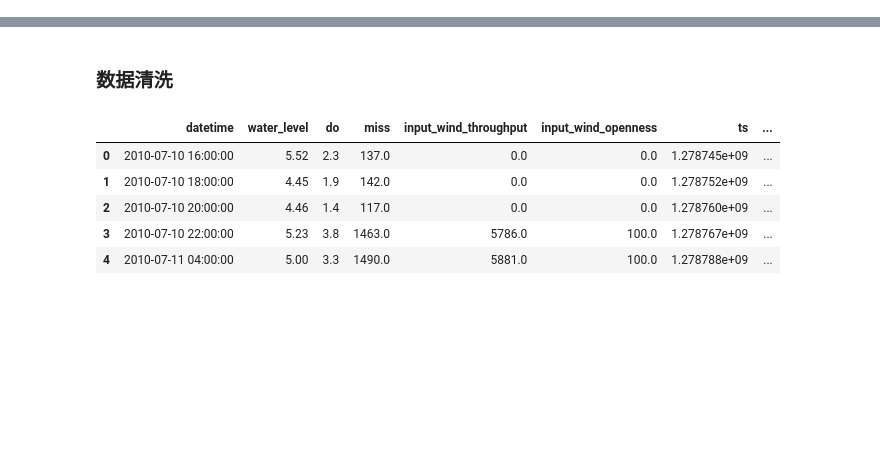
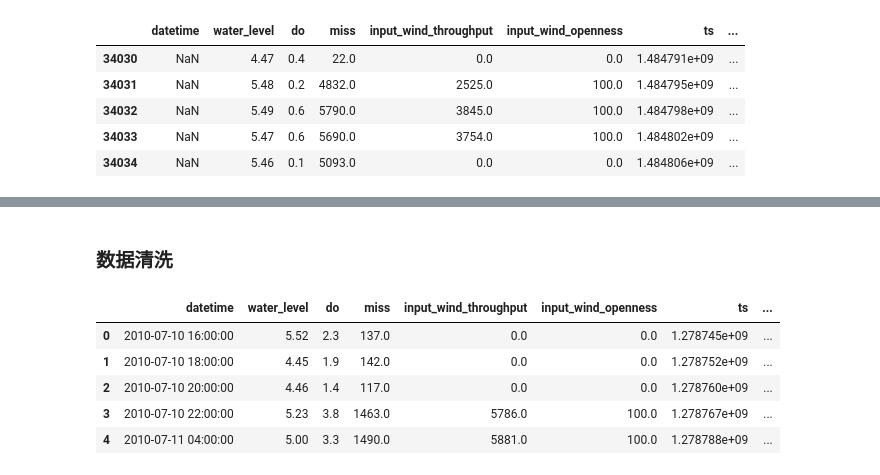
Before and after one commit to MyLearningTest/prediction_model, a Jupyter notebook: script/Analyze.ipynb, the cells around one changed output, grey strips where cells are left out. Cells and saved outputs as stored; diff of their text form; code cells hidden in the pictures; blank space fills up the shorter version.

```diff
--- a/script/Analyze.ipynb
+++ b/script/Analyze.ipynb
@@ -9,0 +20,14 @@ df=df.rename(columns={'时间日期':'datetime', '液位':'water_level', 'DO':'d
+# %%
+datetime_array=[]
+for value in df['datetime']:
+    datetime_array.append(value)
+#将所有负值替换为NAN
+df[df<0]=np.nan
+df.tail()
+# %% [output]
+|  | datetime | water_level | do | miss | input_wind_throughput | input_wind_openness | ts | ... |
+| 34030 | NaN | 4.47 | 0.4 | 22.0 | 0.0 | 0.0 | 1.484791e+09 | ... |
+| 34031 | NaN | 5.48 | 0.2 | 4832.0 | 2525.0 | 100.0 | 1.484795e+09 | ... |
+| 34032 | NaN | 5.49 | 0.6 | 5790.0 | 3845.0 | 100.0 | 1.484798e+09 | ... |
+| 34033 | NaN | 5.47 | 0.6 | 5690.0 | 3754.0 | 100.0 | 1.484802e+09 | ... |
+| 34034 | NaN | 5.46 | 0.1 | 5093.0 | 0.0 | 0.0 | 1.484806e+09 | ... |
```
Also changed, not shown: parts of 6 cells of this notebook.
